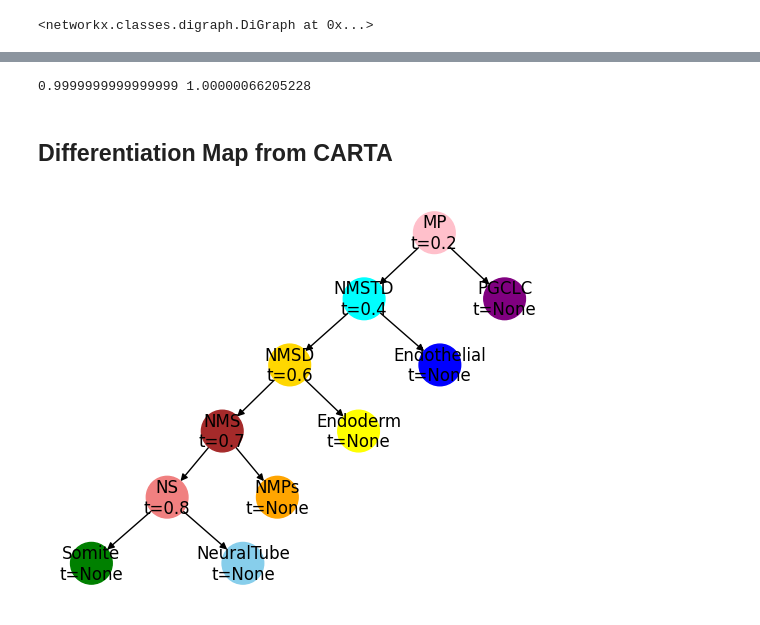
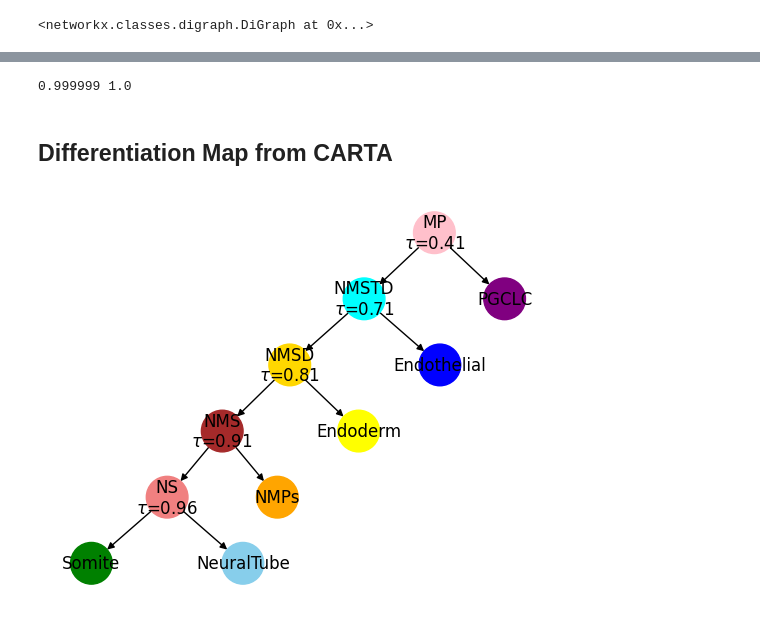
Before and after one commit to sashittal-group/CONCERT, a Jupyter notebook: notebooks/explore-tls-data.ipynb, the cells around one changed output, grey strips where cells are left out. Saved outputs shown, nothing was run; the diff lists cells and outputs as text; code cells hidden in the pictures.

```diff
--- a/notebooks/explore-tls-data.ipynb
+++ b/notebooks/explore-tls-data.ipynb
@@ -18,5 +25,6 @@ print(type(data))
 # %%
-t = data[4]
+t_id = 0
+t = data[t_id]
 t.describe()
 # t.convert_to_ultrametric()
 t.describe()
@@ -40,19 +48,20 @@ import networkx as nx
 def ete_to_nx(t):
     G = nx.DiGraph()
 
-    root_id = id(t)
+    node_ids = {}
 
-    for node in t.traverse():
-        node_id = id(node)
+    for i, node in enumerate(t.traverse("preorder")):
+        node_ids[node] = i
 
-        # collect attributes safely
+    for node in t.traverse("preorder"):
+        node_id = node_ids[node]
+
         attrs = {
             "name": node.name,
             "dist": node.dist,
             "is_leaf": node.is_leaf()
         }
 
-        # optional attributes (only if present)
         for attr in ["state", "state_coarse", "state_fine"]:
             if hasattr(node, attr):
                 attrs[attr] = getattr(node, attr)
@@ -60,9 +69,9 @@ def ete_to_nx(t):
         G.add_node(node_id, **attrs)
 
         if node.up:
-            G.add_edge(id(node.up), node_id, weight=node.dist)
+            G.add_edge(node_ids[node.up], node_id, weight=node.dist)
 
-    G.graph["root"] = root_id
+    G.graph["root"] = node_ids[t]
 
     return G
 # %%
@@ -92,5 +101,6 @@ print(min_dist, max_dist)
 # %%
-scale = 1 / min_dist  # scale to make the min leaf at 1
+EPS = 1e-6
+scale = (1 - EPS) / min_dist  # scale to make the min leaf at 1
 # %%
 for u, v, d in T.edges(data=True):
     d['weight'] *= scale
@@ -114,12 +124,12 @@ draw_ultrametric_tree(T, root=T.graph['root'], add_labels=False)
 distances = {}
 for leaf in leaves:
     distances[leaf] = nx.shortest_path_length(T, source=T.graph['root'], target=leaf, weight='weight')
-# %%
-min_dist = min(distances.values())
-max_dist = max(distances.values())
-print(min_dist, max_dist)
-# %% [output]
-0.9999999999999999 1.00000066205228
+# %%
+min_dist = min(distances.values())
+max_dist = max(distances.values())
+print(min_dist, max_dist)
+# %% [output]
+0.999999 1.0
 # %% [markdown]
 ## Differentiation Map from CARTA
 # %%
@@ -132,39 +142,45 @@ diff_map_edges = [
     ("NMSTD", "NMSD"),
     ("NMSTD", "Endothelial"),
     ("NMSD", "NMS"),
     ("NMSD", "Endoderm"),
     ("NMS", "NS"),
     ("NMS", "NMPs"),
     ("NS", "Somite"),
     ("NS", "NeuralTube"),
 ]
 
+a = 0.96
+b = 0.05
+c = 0.1
+d = 0.1
+e = 0.3
+
 diff_times = {
-    "MP": 0.2,
-    "NMSTD": 0.4,
-    "NMSD": 0.6,
-    "NMS": 0.7,
-    "NS": 0.8,
+    "MP":  a- b - c - d - e,
+    "NMSTD": a - b - c - d,
+    "NMSD": a - b - c,
+    "NMS": a - b,
+    "NS": a,
     "PGCLC": None,
     "Endothelial": None,
     "Endoderm": None,
     "NMPs": None,
     "Somite": None,
     "NeuralTube": None
 }
 
 diff_T = nx.DiGraph()
 
 
 for k, v in diff_times.items():
     diff_T.add_node(k, diff_time=v)
 
 for s, e in diff_map_edges:
     diff_T.add_edge(s, e)
 
 plot_differentiation_tree(diff_T)
 # %% [output]
-[figure, old version]
+[figure, new version]
 # %%
 from likelihood import add_node_times
 T = add_node_times(T, root=T.graph['root'])
```
Also changed, not shown: parts of 27 cells of this notebook, 2 other files.
